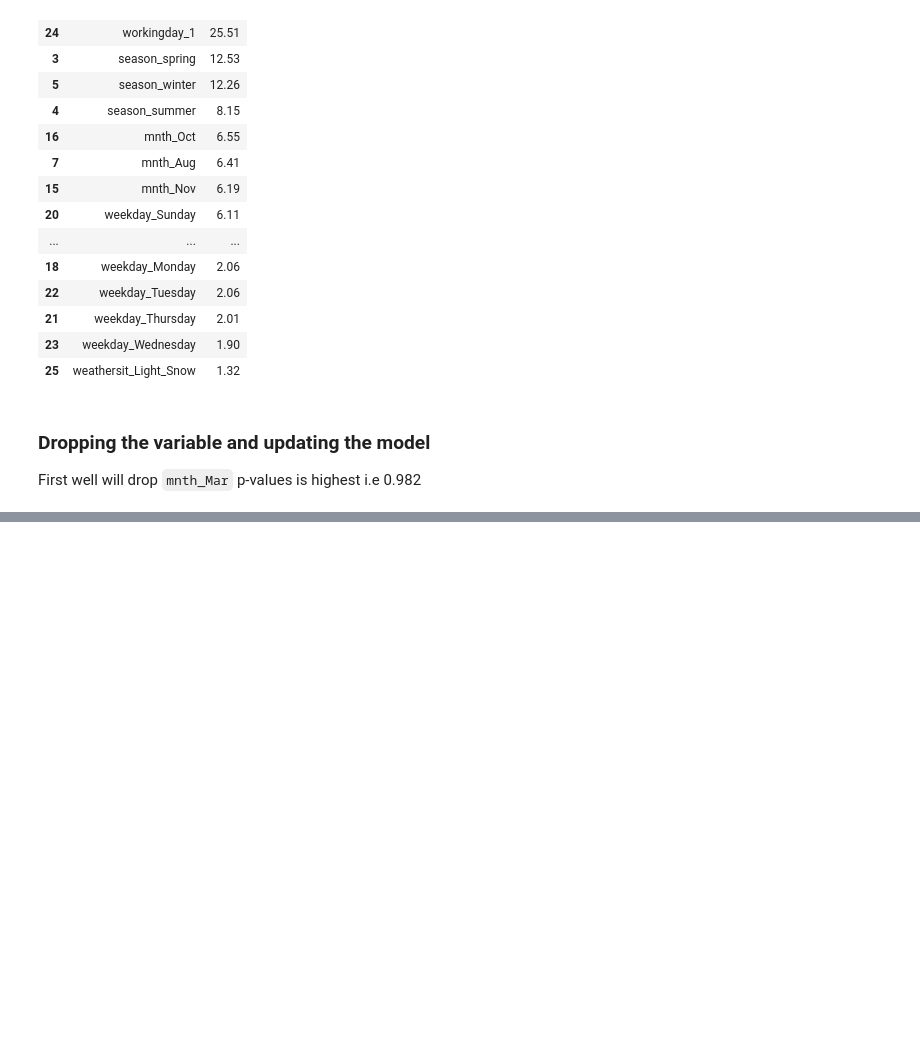
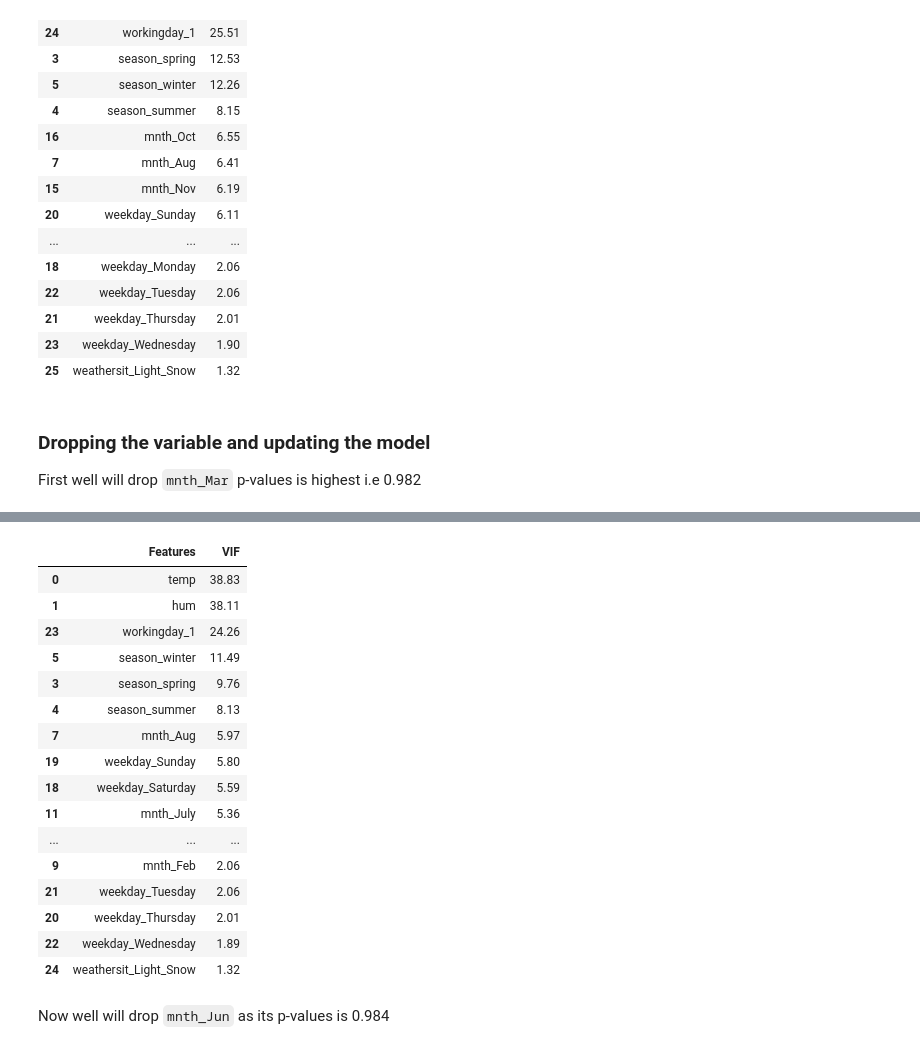
Before and after one commit to shikharverma96/Bike_Sharing, a Jupyter notebook: Bike_Sharing_Demand.ipynb, the cells around one changed output, grey strips where cells are left out. Saved outputs shown, nothing was run; the diff lists cells and outputs as text; code cells hidden in the pictures; blank space fills up the shorter version.

```diff
--- a/Bike_Sharing_Demand.ipynb
+++ b/Bike_Sharing_Demand.ipynb
@@ -417,0 +467,29 @@ First well will drop `mnth_Mar` p-values is highest i.e 0.982
+# %%
+# Calculate the VIFs again for the new model
+
+vif = pd.DataFrame()
+vif['Features'] = X.columns
+vif['VIF'] = [variance_inflation_factor(X.values, i) for i in range(X.shape[1])]
+vif['VIF'] = round(vif['VIF'], 2)
+vif = vif.sort_values(by = "VIF", ascending = False)
+vif
+# %% [output]
+|  | Features | VIF |
+| 0 | temp | 38.83 |
+| 1 | hum | 38.11 |
+| 23 | workingday_1 | 24.26 |
+| 5 | season_winter | 11.49 |
+| 3 | season_spring | 9.76 |
+| 4 | season_summer | 8.13 |
+| 7 | mnth_Aug | 5.97 |
+| 19 | weekday_Sunday | 5.80 |
+| 18 | weekday_Saturday | 5.59 |
+| 11 | mnth_July | 5.36 |
+| ... | ... | ... |
+| 9 | mnth_Feb | 2.06 |
+| 21 | weekday_Tuesday | 2.06 |
+| 20 | weekday_Thursday | 2.01 |
+| 22 | weekday_Wednesday | 1.89 |
+| 24 | weathersit_Light_Snow | 1.32 |
+# %% [markdown]
+Now well will drop `mnth_Jun` as its p-values is 0.984
```
Also changed, not shown: parts of 2 cells of this notebook.
